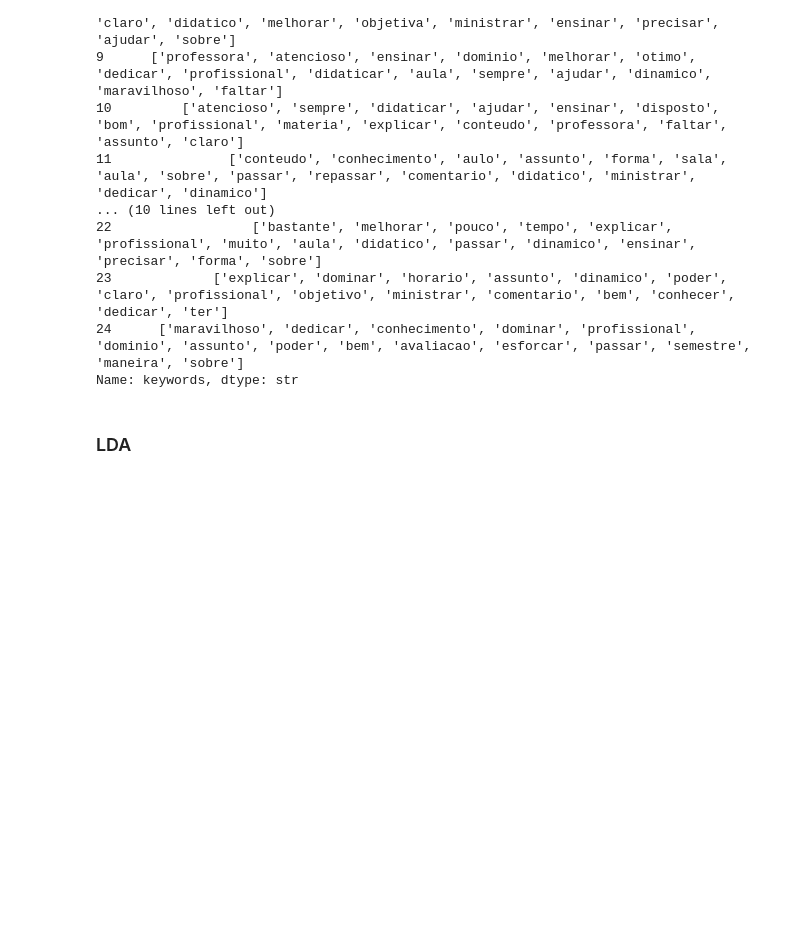
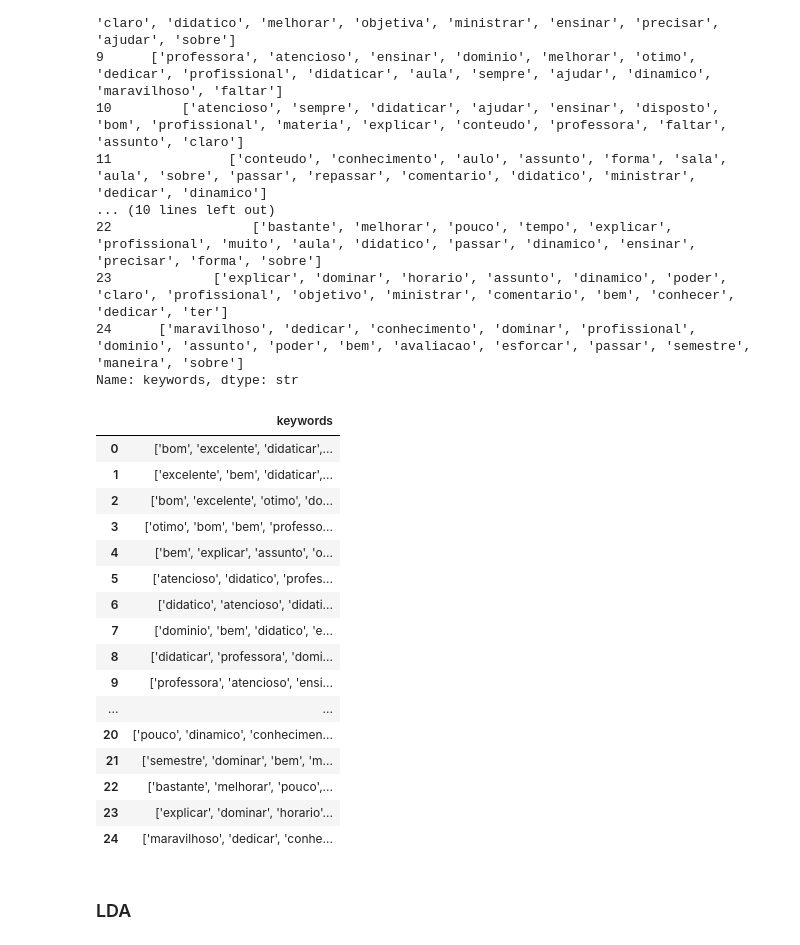
Before and after one commit to PaulaManoella/student_perceptions_analysis_BRACIS, a Jupyter notebook: notebook/output_analysis.ipynb, the cells around one changed output. Drawn from its saved outputs; the diff is of its cells as text; code cells hidden in the pictures; blank space fills up the shorter version.

Commit message:
table style test

```diff
--- a/notebook/output_analysis.ipynb
+++ b/notebook/output_analysis.ipynb
@@ -88,6 +88,34 @@ all_models_topics[all_models_topics['model'] == 'LSA']['keywords']
 23             ['explicar', 'dominar', 'horario', 'assunto', 'dinamico', 'poder', 'claro', 'profissional', 'objetivo', 'ministrar', 'comentario', 'bem', 'conhecer', 'dedicar', 'ter']
 24      ['maravilhoso', 'dedicar', 'conhecimento', 'dominar', 'profissional', 'dominio', 'assunto', 'poder', 'bem', 'avaliacao', 'esforcar', 'passar', 'semestre', 'maneira', 'sobre']
 Name: keywords, dtype: str
+# %%
+# Use colchetes duplos [['keywords']] para manter como DataFrame
+lsa_table = all_models_topics[all_models_topics['model'] == 'LSA'][['keywords']]
+
+# Agora o .style vai funcionar
+lsa_table.style.set_properties(**{
+    'text-align': 'left',
+    # 'background-color': '#f9f9f9',
+    'border-color': 'black'
+})
+# %% [output]
+|  | keywords |
+| 0 | ['bom', 'excelente', 'didaticar',... |
+| 1 | ['excelente', 'bem', 'didaticar',... |
+| 2 | ['bom', 'excelente', 'otimo', 'do... |
+| 3 | ['otimo', 'bom', 'bem', 'professo... |
+| 4 | ['bem', 'explicar', 'assunto', 'o... |
+| 5 | ['atencioso', 'didatico', 'profes... |
+| 6 | ['didatico', 'atencioso', 'didati... |
+| 7 | ['dominio', 'bem', 'didatico', 'e... |
+| 8 | ['didaticar', 'professora', 'domi... |
+| 9 | ['professora', 'atencioso', 'ensi... |
+| ... | ... |
+| 20 | ['pouco', 'dinamico', 'conhecimen... |
+| 21 | ['semestre', 'dominar', 'bem', 'm... |
+| 22 | ['bastante', 'melhorar', 'pouco',... |
+| 23 | ['explicar', 'dominar', 'horario'... |
+| 24 | ['maravilhoso', 'dedicar', 'conhe... |
 # %% [markdown]
 ### LDA
 # %% [markdown]
```
